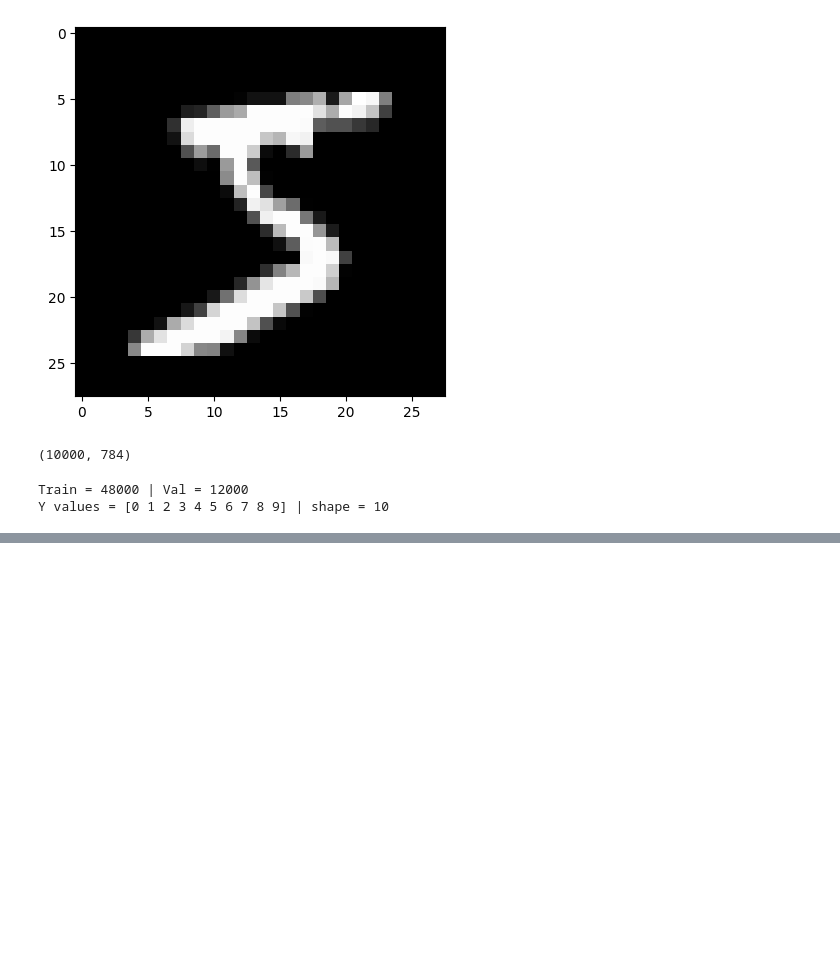
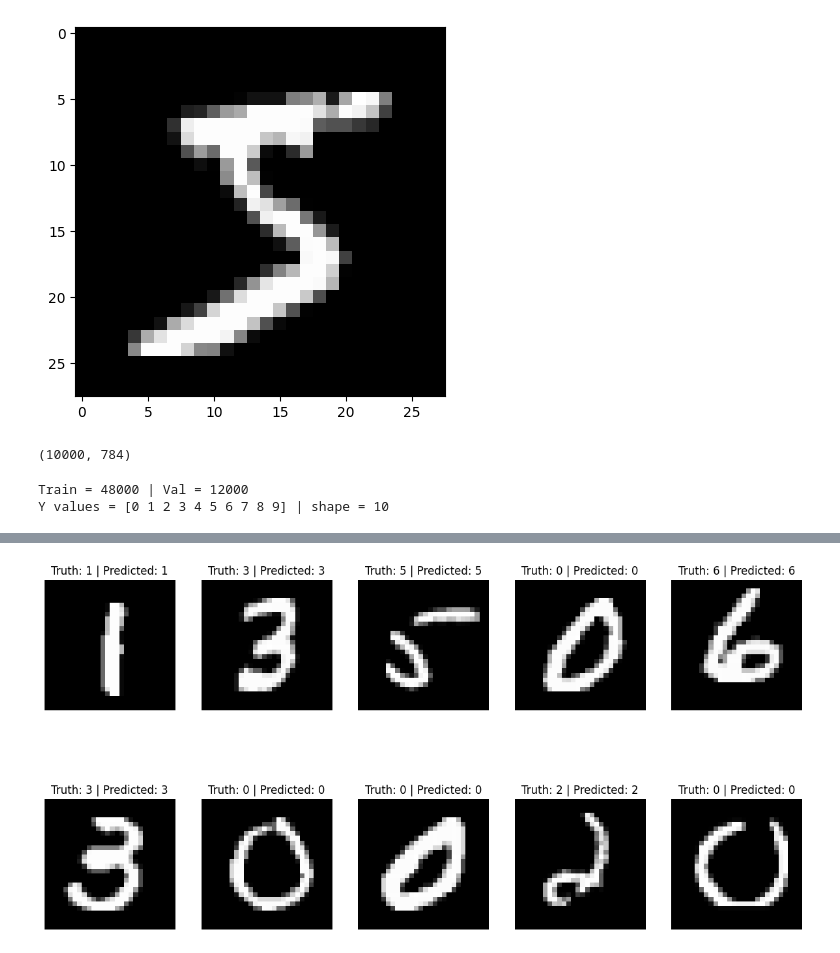
Before and after one commit to obertcoy/hand-written-digits-recognition, a Jupyter notebook: main.ipynb, the cells around one changed output, grey strips where cells are left out. Saved outputs shown, nothing was run; the diff lists cells and outputs as text; code cells hidden in the pictures; blank space fills up the shorter version.

```diff
--- a/main.ipynb
+++ b/main.ipynb
@@ -19,6 +19,12 @@ plt.imshow(x_train[0], cmap='gray')
 # %% [output]
 <matplotlib.image.AxesImage at 0x...>
 [figure]
+# %%
+# Normalize to 0 - 1 range (so the NN can learn better)
+# Divide by 255 because pixel values range from 0 to 255
+
+x_train = x_train / 255.0
+x_test = x_test / 255.0
 # %%
 # Manual flatten
 
@@ -58,14 +64,13 @@ model = tf.keras.Sequential([
     tf.keras.layers.Dense(n_classes, activation='linear')
 ])
 
-learning_rate = 0.01
-epochs = 100
-batch_size = 16
+learning_rate = 0.001
+epochs = 20
 
 model.compile(optimizer=tf.keras.optimizers.Adam(learning_rate),
               loss=tf.keras.losses.SparseCategoricalCrossentropy(from_logits=True),
               metrics=['accuracy'])
 
-history = model.fit(x_train_flatten, y_train, validation_data=(x_val_flatten, y_val), epochs=epochs, batch_size=batch_size)
+history = model.fit(x_train_flatten, y_train, validation_data=(x_val_flatten, y_val), epochs=epochs)
 # %% [output]
 Input shape = 784 | output shape = 10
@@ -104,0 +114,23 @@ plt.show()
+# %%
+# Evaluate model
+
+print(f'Model evaluation: {model.evaluate(x_test_flatten, y_test)}')
+
+n_predict = 10
+
+predict_idxs = np.random.randint(0, x_test_flatten.shape[0], size=n_predict)
+y_pred_test = np.argmax(model.predict(x_test_flatten), axis=1)
+
+y_pred_random = y_pred_test[predict_idxs]
+
+plt.figure(figsize=(15, 8))
+
+for idx, y_pred in enumerate(y_pred_random):
+
+    plt.subplot(2, 5, idx + 1)
+    plt.imshow(x_test_flatten[predict_idxs[idx]].reshape(28, 28), cmap='gray') # Original image shape: (28, 28)
+    plt.title(f'Truth: {y_test[predict_idxs[idx]]} | Predicted: {y_pred}')
+    plt.axis('off')
+
+plt.show()
+# %% [output]
@@ -104,0 +140 @@ plt.show()
+[figure, added]
```
Also changed, not shown: parts of 4 cells of this notebook.
